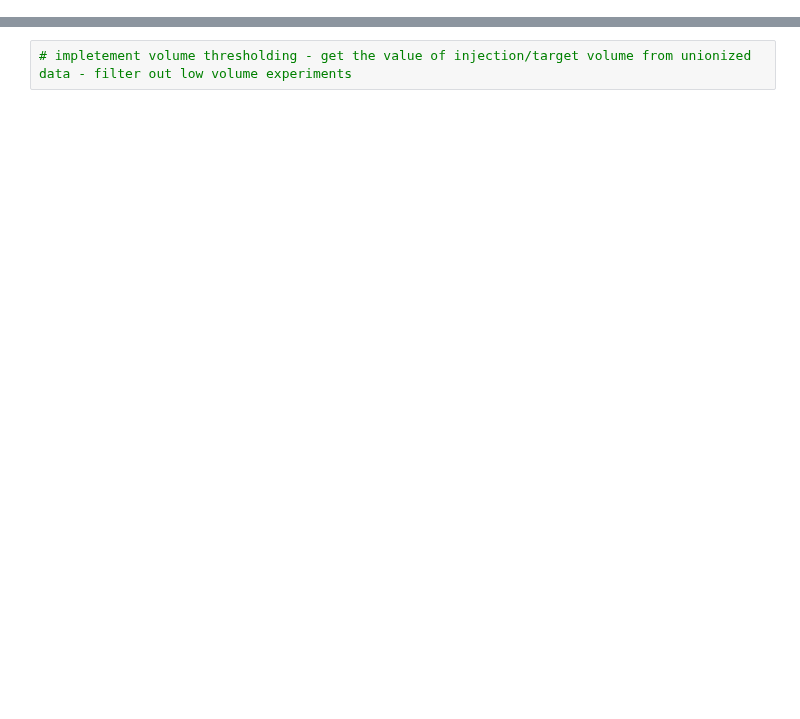
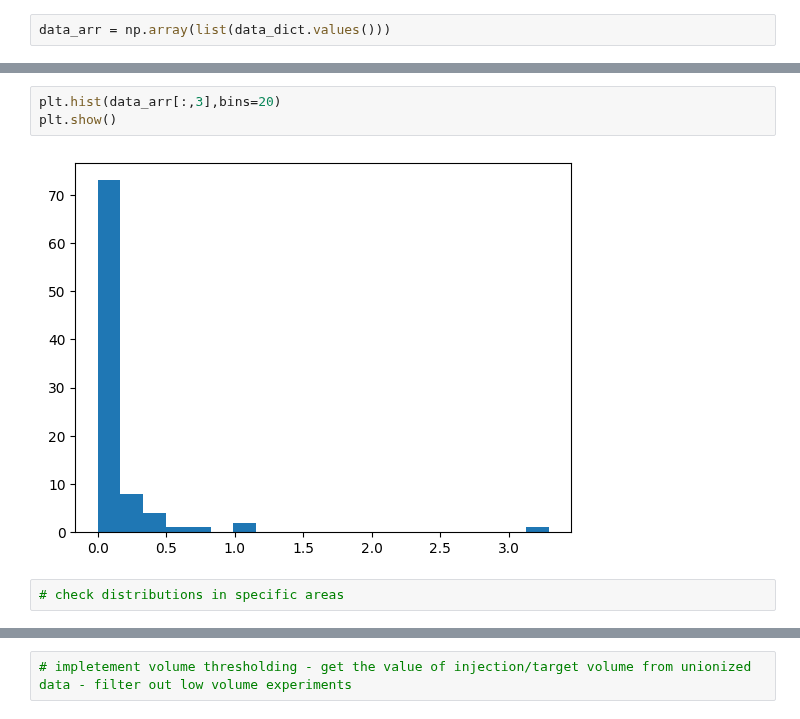
Before and after one commit to ikharitonov/allen-data-mining, a Jupyter notebook: connectivity/curation.ipynb, the cells around one changed output, grey strips where cells are left out. Saved outputs shown, nothing was run; the diff lists cells and outputs as text; blank space fills up the shorter version.

```diff
--- a/connectivity/curation.ipynb
+++ b/connectivity/curation.ipynb
@@ -73,0 +99,2 @@ IndexError: too many indices for array: array is 1-dimensional, but 2 were index
+# %%
+data_arr = np.array(list(data_dict.values()))
@@ -73,0 +121,7 @@ IndexError: too many indices for array: array is 1-dimensional, but 2 were index
+# %%
+plt.hist(data_arr[:,3],bins=20)
+plt.show()
+# %% [output]
+[figure, added]
+# %%
+# check distributions in specific areas
```
Also changed, not shown: parts of 22 cells of this notebook, 2 other files.
